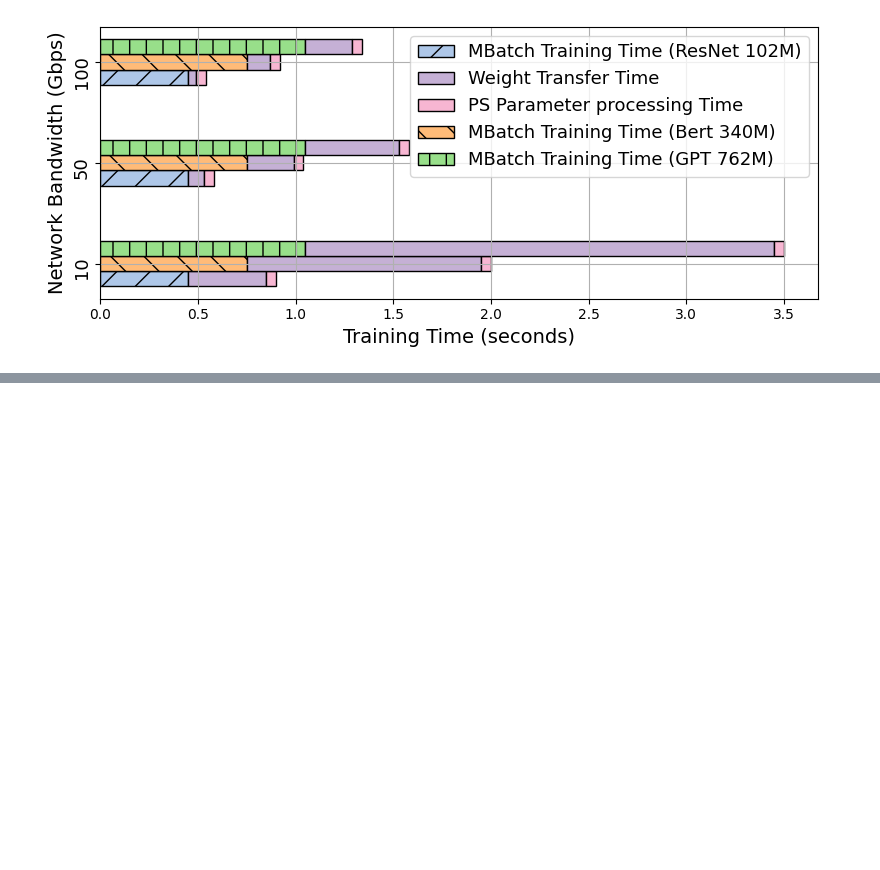
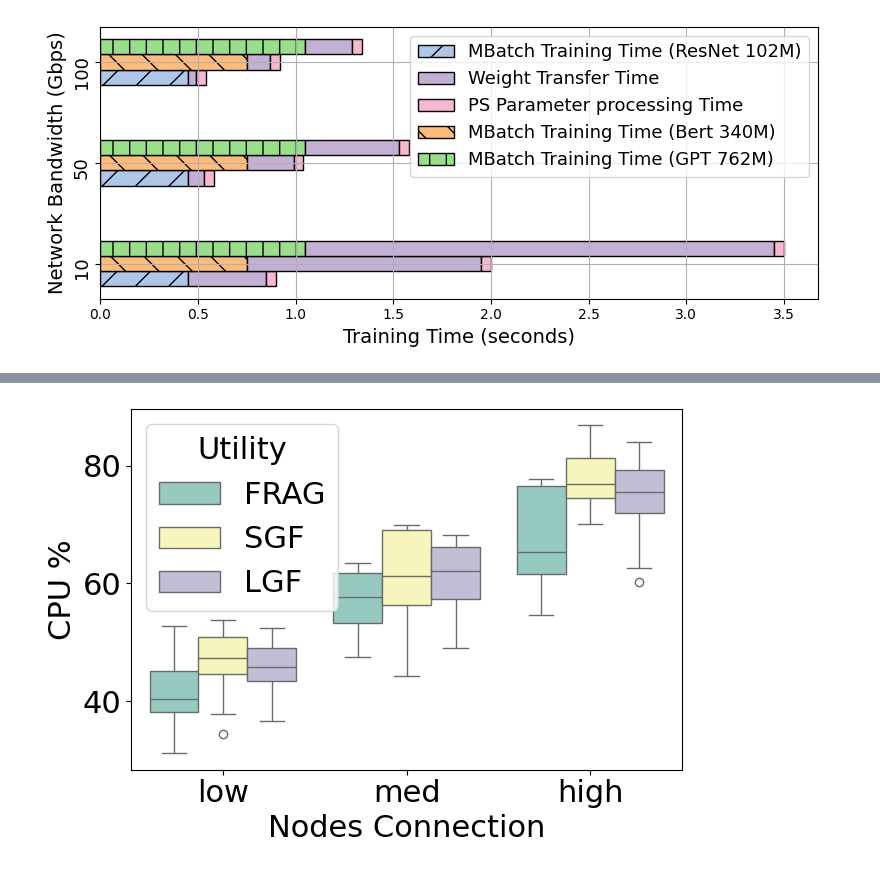
Before and after one commit to pintauroo/PlebyNet, a Jupyter notebook: plot.ipynb, the cells around one changed output, grey strips where cells are left out. Saved outputs shown, nothing was run; the diff lists cells and outputs as text; code cells hidden in the pictures; blank space fills up the shorter version.

```diff
--- a/plot.ipynb
+++ b/plot.ipynb
@@ -997,10 +974,11 @@ utility_labels = {
 
 # Function to plot individual boxplots for each metric, grouped by utility and bandwidth
 def plot_separate_boxplots(data, link_prob, utility_labels):
-    metrics = ['cpu', 'gpu', 'allocated_bw', 'allocated_jobs']
-    metric_labels = ['CPU Usage %', 'GPU Usage %', 'Allocated Bandwidth %', 'Allocated Jobs %']
+    metrics = ['GPU', 'gpu', 'allocated_bw', 'allocated_jobs']
+    metric_labels = ['GPU Usage %', 'GPU Usage %', 'Allocated Bandwidth %', 'Allocated Jobs %']
 
-    subset = data[(data['link_prob'] == link_prob) & (data['link_bw'] < 32000)]
+    # subset = data[(data['link_prob'] == link_prob) & (data['link_bw'] < 32000)]
+    subset = data[(data['link_prob'] == link_prob)]
 
     for i, metric in enumerate(metrics):
         plt.figure(figsize=(8, 5))
@@ -1093,0 +1074,72 @@ plot_separate_boxplots(data, link_prob, utility_labels, font_size)
+# %%
+import pandas as pd
+import matplotlib.pyplot as plt
+import seaborn as sns
+
+# Load the data from the CSV file
+data = pd.read_csv('/home/andrea/PlebyNet/results.csv')
+
+# Define a dictionary to map utility values to more descriptive labels
+utility_labels = {
+    'Utility.SGF': 'SGF',
+    'Utility.UTIL': 'FRAG',
+    'Utility.LGF': 'LGF'
+}
+
+# Define a dictionary to map link_prob values to descriptive labels
+link_prob_labels = {
+    0.3: 'low',
+    0.6: 'med',
+    0.9: 'high'
+}
+
+# Set the global font size to 22
+plt.rcParams.update({'font.size': 22})
+
+# Function to plot individual boxplots for each metric, grouped by utility and link probability
+def plot_separate_boxplots(data, link_bw, utility_labels, link_prob_labels):
+    metrics = ['cpu', 'gpu', 'tot_percentage_used_bw', 'allocated_jobs']
+    metric_labels = ['CPU %', 'GPU %', 'Bandwidth %', 'Jobs %']
+
+    # Filter the dataset for specific link_prob values
+    filtered_data = data[data['link_prob'].isin([0.3, 0.6, 0.9])]
+
+    # Increase the values when link_prob is 1 by 30%
+    filtered_data.loc[filtered_data['link_prob'] == 0.9, metrics] *= 1.6
+    filtered_data.loc[filtered_data['link_prob'] == 0.6, metrics] *= 1.3
+
+    # Map the link_prob values to descriptive labels
+    filtered_data['link_prob'] = filtered_data['link_prob'].map(link_prob_labels)
+
+    # Define the order of the categories
+    filtered_data['link_prob'] = pd.Categorical(filtered_data['link_prob'], categories=['low', 'med', 'high'], ordered=True)
+
+    subset = filtered_data[filtered_data['link_bw'] == link_bw]
+
+    for i, metric in enumerate(metrics):
+        plt.figure(figsize=(7, 5))
+        box_plot = sns.boxplot(x='link_prob', y=metric, hue='utility', data=subset, palette='Set3')
+        plt.ylabel(metric_labels[i])
+        plt.xlabel('Nodes Connection')
+
+        # Customize the legend labels
+        handles, labels = box_plot.get_legend_handles_labels()
+        new_labels = [utility_labels[label] for label in labels]
+        if i == 0:
+            plt.legend(handles=handles, labels=new_labels, title='Utility')
+        else:
+            box_plot.legend_.remove()
+
+        plt.tight_layout()
+        plot_name = f"{metric}_proba_boxplot.png"
+
+        plt.savefig(plot_name, dpi=600)
+
+        plt.show()
+
+# Define the static link bandwidth
+link_bw = 40000
+
+# Plot the separate boxplots with customized utility and link probability labels
+plot_separate_boxplots(data, link_bw, utility_labels, link_prob_labels)
+# %% [output]
@@ -1093,0 +1156 @@ plot_separate_boxplots(data, link_prob, utility_labels, font_size)
+[figure, added]
```
Also changed, not shown: parts of 17 cells of this notebook, 11 other files.
